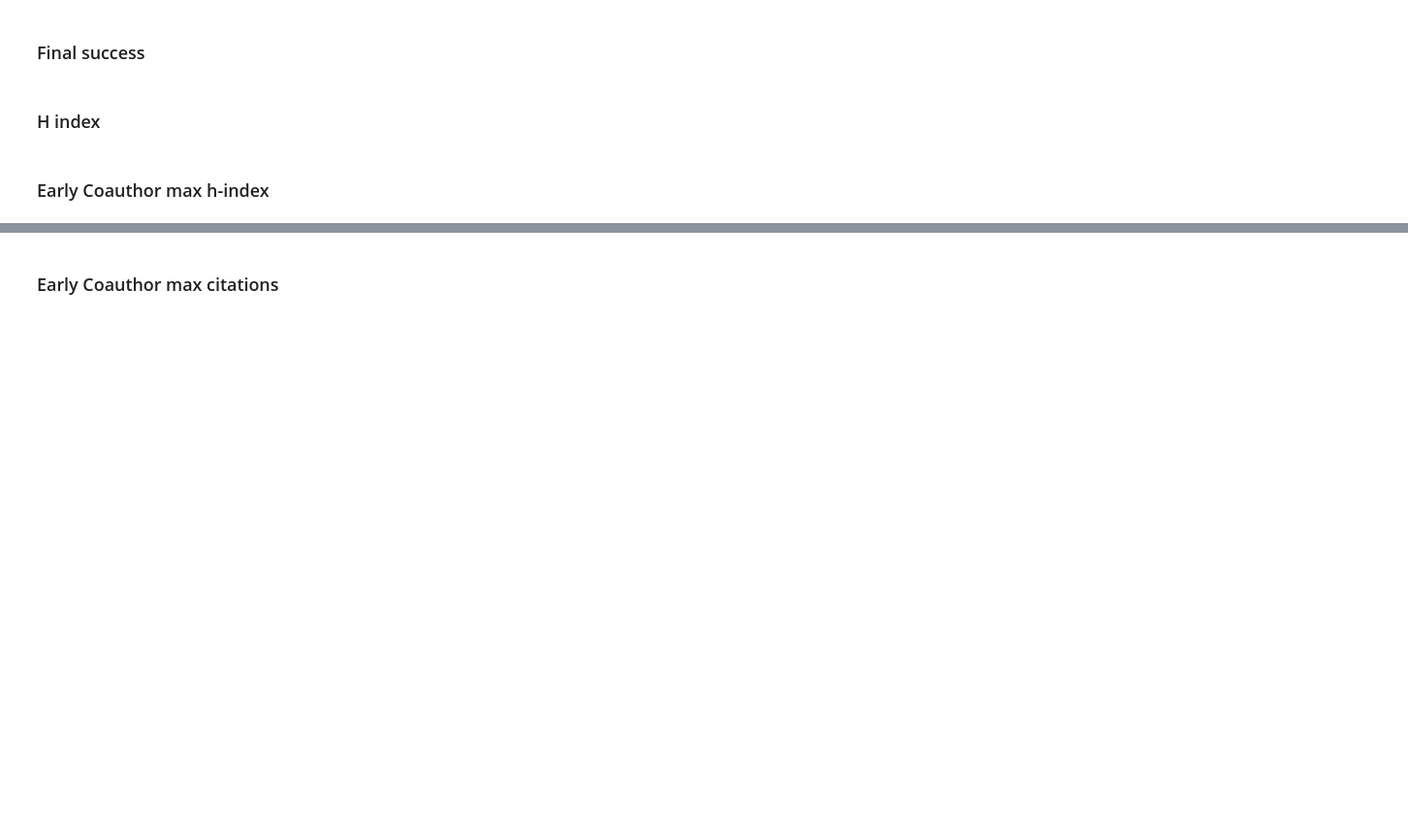
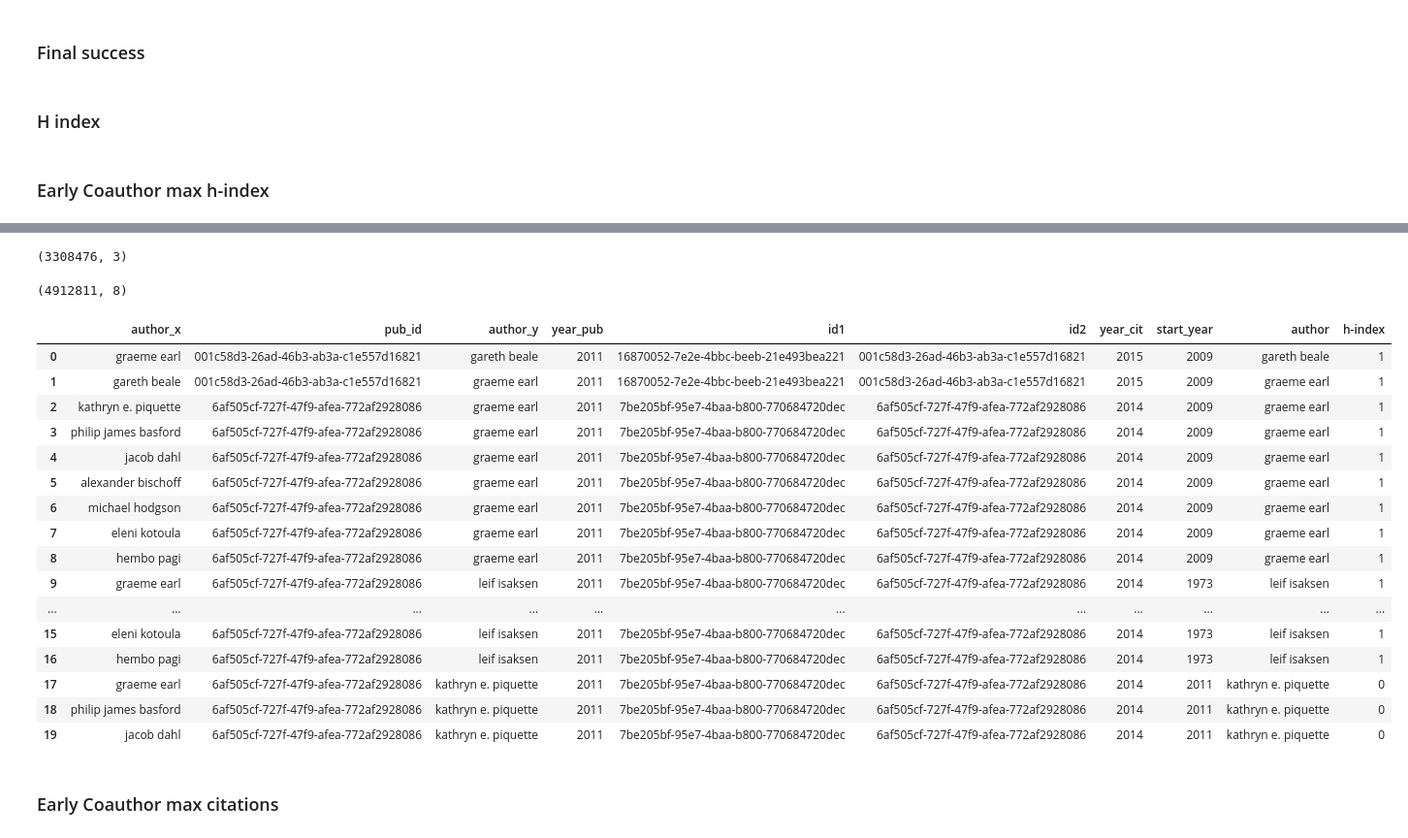
Before and after one commit to gesiscss/inequality, a Jupyter notebook: 0.Data Preprocessing.ipynb, the cells around one changed output, grey strips where cells are left out. Shown at 97% size. Drawn from its saved outputs; the diff is of its cells as text; code cells hidden in the pictures; blank space fills up the shorter version.

Commit message:
Changing the way h-index for coauthors is calculated

```diff
--- a/0.Data Preprocessing.ipynb
+++ b/0.Data Preprocessing.ipynb
@@ -521,0 +550,4 @@ def get_early_publications(row, early_career_len):
+# %%
+%%time
+papers_authors = combined[['author', 'year_pub']].drop_duplicates(
+    subset=['author', 'year_pub'])
@@ -522,28 +572,63 @@ def get_early_publications(row, early_career_len):
+# %%
+papers_authors.shape
+# %% [output]
+(3308476, 3)
+# %%
+papers_authors['h-index'] = papers_authors['h-index'].fillna(0)
 # %%
-for EARLY_CAREER in EARLY_CAREER_LEN_LIST:
-    combined_early_coauthor = combined[(combined.year_pub < combined.start_year + EARLY_CAREER)]
+# for EARLY_CAREER in EARLY_CAREER_LEN_LIST:
+EARLY_CAREER = 3
+combined_early_coauthor = combined[(combined.year_pub < combined.start_year + EARLY_CAREER)]
 
-    combined_early_coauthor = combined_early_coauthor.drop_duplicates(subset=['author', 'pub_id'])
+combined_early_coauthor = combined_early_coauthor.drop_duplicates(subset=['author', 'pub_id'])
 
-    combined_early_coauthor = combined_early_coauthor[['author', 'pub_id']]
+combined_early_coauthor = combined_early_coauthor[['author', 'pub_id']]
 
-    # merging with self here removes coauthors that are not in their early career
-    combined_early_coauthor = combined_early_coauthor.merge(combined, on='pub_id')
+# merging with self here removes coauthors that are not in their early career
+combined_early_coauthor = combined_early_coauthor.merge(combined, on='pub_id')
 
-    combined_early_coauthor = combined_early_coauthor[combined_early_coauthor.author_x != combined_early_coauthor.author_y]
-    combined_early_coauthor = combined_early_coauthor.drop_duplicates(subset=['author_x', 'author_y'])
+combined_early_coauthor = combined_early_coauthor[combined_early_coauthor.author_x != combined_early_coauthor.author_y]
+combined_early_coauthor = combined_early_coauthor.drop_duplicates(subset=['author_x', 'author_y'])
 
-    combined_early_coauthor = combined_early_coauthor.merge(credible_authors[['author', 'h-index_15']], left_on='author_y', right_on='author')
+#here i merge the h-index_15. TODO: Replace this with h_index_in_year_of_publishing
+# combined_early_coauthor = combined_early_coauthor.merge(credible_authors[['author', 'h-index_15']], left_on='author_y', right_on='author')
 
-    combined_early_coauthor = combined_early_coauthor.groupby('author_x')['h-index_15'].max().reset_index()
+# combined_early_coauthor = combined_early_coauthor.groupby('author_x')['h-index_15'].max().reset_index()
 
-    combined_early_coauthor.rename({"author_x":"author", "h-index_15": f"early_career_coauthor_max_hindex_{EARLY_CAREER}"},
-                                 axis='columns', inplace=True)
+# combined_early_coauthor.rename({"author_x":"author", "h-index_15": f"early_career_coauthor_max_hindex_{EARLY_CAREER}"},
+#                              axis='columns', inplace=True)
 
-    combined_early_coauthor = combined_early_coauthor[['author', f"early_career_coauthor_max_hindex_{EARLY_CAREER}"]]
+# combined_early_coauthor = combined_early_coauthor[['author', f"early_career_coauthor_max_hindex_{EARLY_CAREER}"]]
 
-    credible_authors = credible_authors.merge(combined_early_coauthor, on='author', how='left')
-    credible_authors[f"early_career_coauthor_max_hindex_{EARLY_CAREER}"] = credible_authors[f"early_career_coauthor_max_hindex_{EARLY_CAREER}"].fillna(0)
+# credible_authors = credible_authors.merge(combined_early_coauthor, on='author', how='left')
+# credible_authors[f"early_career_coauthor_max_hindex_{EARLY_CAREER}"] = credible_authors[f"early_career_coauthor_max_hindex_{EARLY_CAREER}"].fillna(0)
+# %%
+combined_early_coauthor.shape
+# %% [output]
+(4912811, 8)
+# %%
+combined_early_coauthor = combined_early_coauthor.merge(papers_authors, left_on=['author_y', 'year_pub'],
+                                                        right_on=['author', 'year_pub'])
+# %%
+combined_early_coauthor.head(20)
+# %% [output]
+|  | author_x | pub_id | author_y | year_pub | id1 | id2 | year_cit | start_year | author | h-index |
+| 0 | graeme earl | 001c58d3-26ad-46b3-ab3a-c1e557d16821 | gareth beale | 2011 | 16870052-7e2e-4bbc-beeb-21e493bea221 | 001c58d3-26ad-46b3-ab3a-c1e557d16821 | 2015 | 2009 | gareth beale | 1 |
+| 1 | gareth beale | 001c58d3-26ad-46b3-ab3a-c1e557d16821 | graeme earl | 2011 | 16870052-7e2e-4bbc-beeb-21e493bea221 | 001c58d3-26ad-46b3-ab3a-c1e557d16821 | 2015 | 2009 | graeme earl | 1 |
+| 2 | kathryn e. piquette | 6af505cf-727f-47f9-afea-772af2928086 | graeme earl | 2011 | 7be205bf-95e7-4baa-b800-770684720dec | 6af505cf-727f-47f9-afea-772af2928086 | 2014 | 2009 | graeme earl | 1 |
+| 3 | philip james basford | 6af505cf-727f-47f9-afea-772af2928086 | graeme earl | 2011 | 7be205bf-95e7-4baa-b800-770684720dec | 6af505cf-727f-47f9-afea-772af2928086 | 2014 | 2009 | graeme earl | 1 |
+| 4 | jacob dahl | 6af505cf-727f-47f9-afea-772af2928086 | graeme earl | 2011 | 7be205bf-95e7-4baa-b800-770684720dec | 6af505cf-727f-47f9-afea-772af2928086 | 2014 | 2009 | graeme earl | 1 |
+| 5 | alexander bischoff | 6af505cf-727f-47f9-afea-772af2928086 | graeme earl | 2011 | 7be205bf-95e7-4baa-b800-770684720dec | 6af505cf-727f-47f9-afea-772af2928086 | 2014 | 2009 | graeme earl | 1 |
+| 6 | michael hodgson | 6af505cf-727f-47f9-afea-772af2928086 | graeme earl | 2011 | 7be205bf-95e7-4baa-b800-770684720dec | 6af505cf-727f-47f9-afea-772af2928086 | 2014 | 2009 | graeme earl | 1 |
+| 7 | eleni kotoula | 6af505cf-727f-47f9-afea-772af2928086 | graeme earl | 2011 | 7be205bf-95e7-4baa-b800-770684720dec | 6af505cf-727f-47f9-afea-772af2928086 | 2014 | 2009 | graeme earl | 1 |
+| 8 | hembo pagi | 6af505cf-727f-47f9-afea-772af2928086 | graeme earl | 2011 | 7be205bf-95e7-4baa-b800-770684720dec | 6af505cf-727f-47f9-afea-772af2928086 | 2014 | 2009 | graeme earl | 1 |
+| 9 | graeme earl | 6af505cf-727f-47f9-afea-772af2928086 | leif isaksen | 2011 | 7be205bf-95e7-4baa-b800-770684720dec | 6af505cf-727f-47f9-afea-772af2928086 | 2014 | 1973 | leif isaksen | 1 |
+| ... | ... | ... | ... | ... | ... | ... | ... | ... | ... | ... |
+| 15 | eleni kotoula | 6af505cf-727f-47f9-afea-772af2928086 | leif isaksen | 2011 | 7be205bf-95e7-4baa-b800-770684720dec | 6af505cf-727f-47f9-afea-772af2928086 | 2014 | 1973 | leif isaksen | 1 |
+| 16 | hembo pagi | 6af505cf-727f-47f9-afea-772af2928086 | leif isaksen | 2011 | 7be205bf-95e7-4baa-b800-770684720dec | 6af505cf-727f-47f9-afea-772af2928086 | 2014 | 1973 | leif isaksen | 1 |
+| 17 | graeme earl | 6af505cf-727f-47f9-afea-772af2928086 | kathryn e. piquette | 2011 | 7be205bf-95e7-4baa-b800-770684720dec | 6af505cf-727f-47f9-afea-772af2928086 | 2014 | 2011 | kathryn e. piquette | 0 |
+| 18 | philip james basford | 6af505cf-727f-47f9-afea-772af2928086 | kathryn e. piquette | 2011 | 7be205bf-95e7-4baa-b800-770684720dec | 6af505cf-727f-47f9-afea-772af2928086 | 2014 | 2011 | kathryn e. piquette | 0 |
+| 19 | jacob dahl | 6af505cf-727f-47f9-afea-772af2928086 | kathryn e. piquette | 2011 | 7be205bf-95e7-4baa-b800-770684720dec | 6af505cf-727f-47f9-afea-772af2928086 | 2014 | 2011 | kathryn e. piquette | 0 |
 # %% [markdown]
 ### Early Coauthor max citations
 # %%
```
Also changed, not shown: parts of 13 cells of this notebook, 1 other file.
